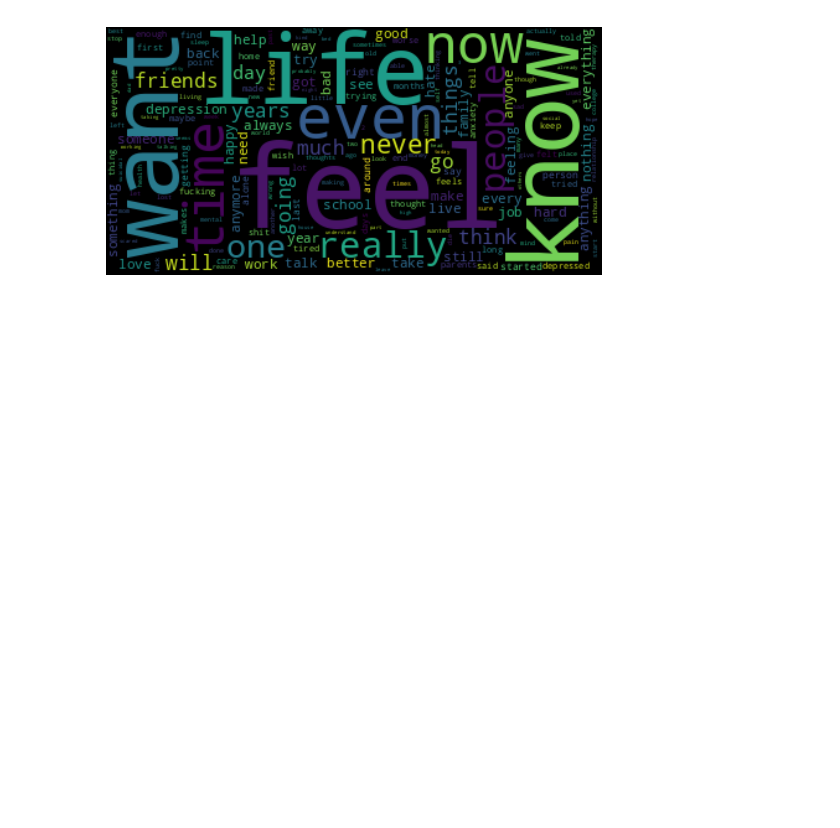
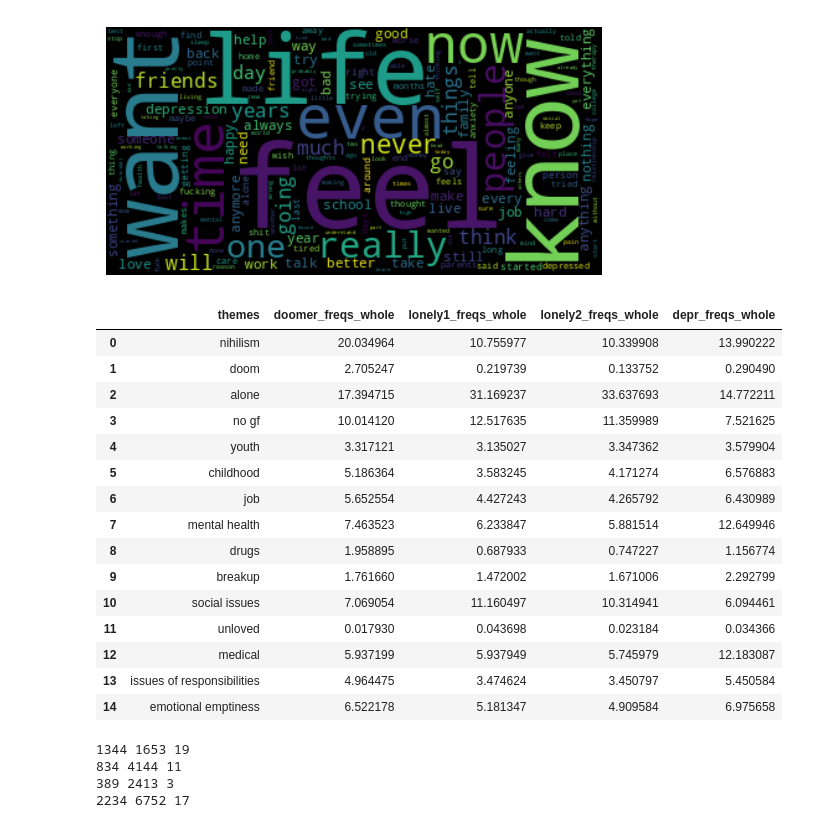
Before and after one commit to aliraeisdanaei/Doomer_Analysis, a Jupyter notebook: data_processing.ipynb, the cells around one changed output. Saved outputs shown, nothing was run; the diff lists cells and outputs as text; code cells hidden in the pictures; blank space fills up the shorter version.

```diff
--- a/data_processing.ipynb
+++ b/data_processing.ipynb
@@ -223,0 +228,59 @@ import latextable
+# %%
+frequencies_dict = {
+    "themes": [],
+    "re": [],
+    "doomer_matches": [],
+    "lonely1_matches": [],
+    "lonely2_matches": [],
+    "depr_matches": []
+}
+
+for theme in themes_keywords:
+    theme_re = re.compile('|'.join(themes_keywords[theme]))
+    matches_doomer = re.findall(theme_re, doomer_corpus)
+    matches_lonely1 = re.findall(theme_re, lonely1_corpus)
+    matches_lonely2 = re.findall(theme_re, lonely2_corpus)
+    matches_depr = re.findall(theme_re, depr_corpus)
+
+    frequencies_dict["themes"].append(theme)
+    frequencies_dict["re"].append(theme_re)
+    frequencies_dict["doomer_matches"].append(len(matches_doomer))
+    frequencies_dict["lonely1_matches"].append(len(matches_lonely1))
+    frequencies_dict["lonely2_matches"].append(len(matches_lonely2))
+    frequencies_dict["depr_matches"].append(len(matches_depr))
+
+frequencies_df = pd.DataFrame(frequencies_dict)
+# %%
+num_doomer_matches = frequencies_df["doomer_matches"].sum()
+num_lonely1_matches = frequencies_df["lonely1_matches"].sum()
+num_lonely2_matches = frequencies_df["lonely2_matches"].sum()
+num_depr_matches = frequencies_df["depr_matches"].sum()
+# %%
+frequencies_df["doomer_freqs_tot"] = frequencies_df["doomer_matches"].div(len_doomer_corpus).mul(100)
+frequencies_df["lonely1_freqs_tot"] = frequencies_df["lonely1_matches"].div(len_lonely1_corpus).mul(100)
+frequencies_df["lonely2_freqs_tot"] = frequencies_df["lonely2_matches"].div(len_lonely2_corpus).mul(100)
+frequencies_df["depr_freqs_tot"] = frequencies_df["depr_matches"].div(len_depr_corpus).mul(100)
+
+frequencies_df["doomer_freqs_whole"] = frequencies_df["doomer_matches"].div(num_doomer_matches).mul(100)
+frequencies_df["lonely1_freqs_whole"] = frequencies_df["lonely1_matches"].div(num_lonely1_matches).mul(100)
+frequencies_df["lonely2_freqs_whole"] = frequencies_df["lonely2_matches"].div(num_lonely2_matches).mul(100)
+frequencies_df["depr_freqs_whole"] = frequencies_df["depr_matches"].div(num_depr_matches).mul(100)
+# %%
+frequencies_df[["themes", "doomer_freqs_whole", "lonely1_freqs_whole", "lonely2_freqs_whole", "depr_freqs_whole"]]
+# %% [output]
+|  | themes | doomer_freqs_whole | lonely1_freqs_whole | lonely2_freqs_whole | depr_freqs_whole |
+| 0 | nihilism | 20.034964 | 10.755977 | 10.339908 | 13.990222 |
+| 1 | doom | 2.705247 | 0.219739 | 0.133752 | 0.290490 |
+| 2 | alone | 17.394715 | 31.169237 | 33.637693 | 14.772211 |
+| 3 | no gf | 10.014120 | 12.517635 | 11.359989 | 7.521625 |
+| 4 | youth | 3.317121 | 3.135027 | 3.347362 | 3.579904 |
+| 5 | childhood | 5.186364 | 3.583245 | 4.171274 | 6.576883 |
+| 6 | job | 5.652554 | 4.427243 | 4.265792 | 6.430989 |
+| 7 | mental health | 7.463523 | 6.233847 | 5.881514 | 12.649946 |
+| 8 | drugs | 1.958895 | 0.687933 | 0.747227 | 1.156774 |
+| 9 | breakup | 1.761660 | 1.472002 | 1.671006 | 2.292799 |
+| 10 | social issues | 7.069054 | 11.160497 | 10.314941 | 6.094461 |
+| 11 | unloved | 0.017930 | 0.043698 | 0.023184 | 0.034366 |
+| 12 | medical | 5.937199 | 5.937949 | 5.745979 | 12.183087 |
+| 13 | issues of responsibilities | 4.964475 | 3.474624 | 3.450797 | 5.450584 |
+| 14 | emotional emptiness | 6.522178 | 5.181347 | 4.909584 | 6.975658 |
@@ -224 +332,11 @@ import latextable
+# %%
+print(num_cor_doomer, num_incor_doomer, num_no_match_doomer)
+print(num_cor_lonely1, num_incor_lonely1, num_no_match_lonely1)
+print(num_cor_lonely2, num_incor_lonely2, num_no_match_lonely2)
+print(num_cor_depr, num_incor_depr, num_no_match_depr)
+# %% [output]
+1344 1653 19
+834 4144 11
+389 2413 3
+2234 6752 17
 # %%
```
Also changed, not shown: parts of 8 cells of this notebook, 1 other file.
